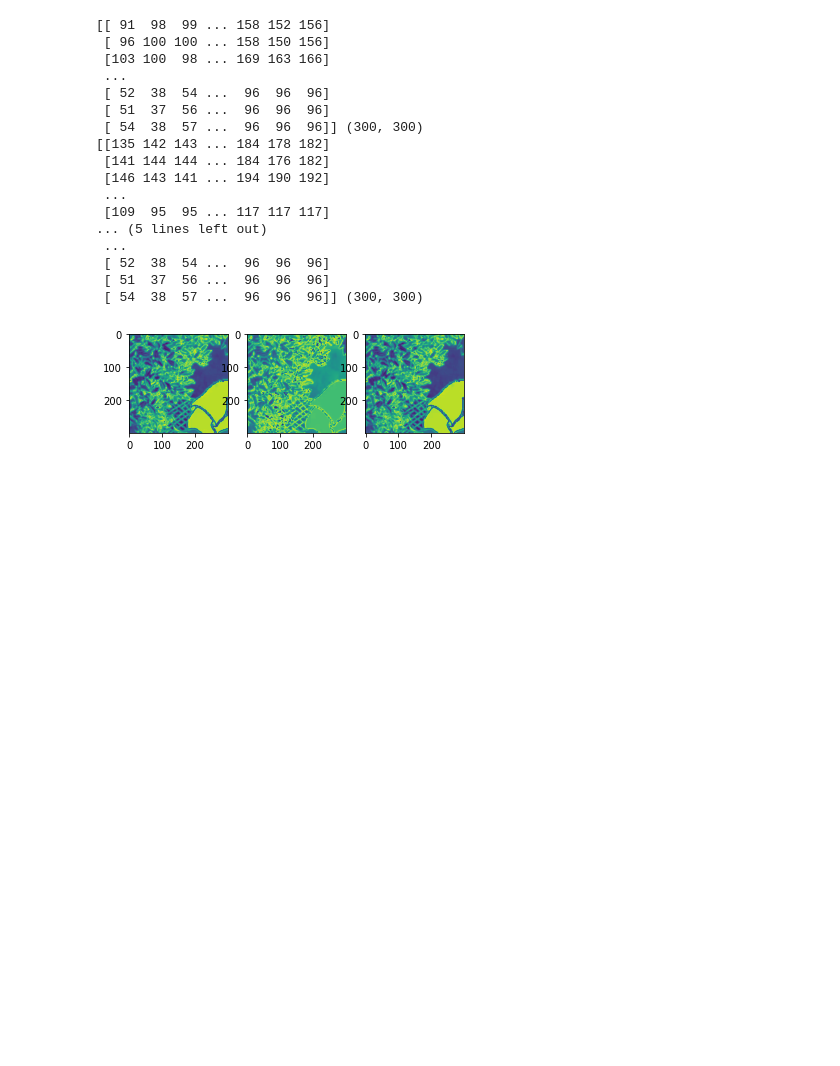
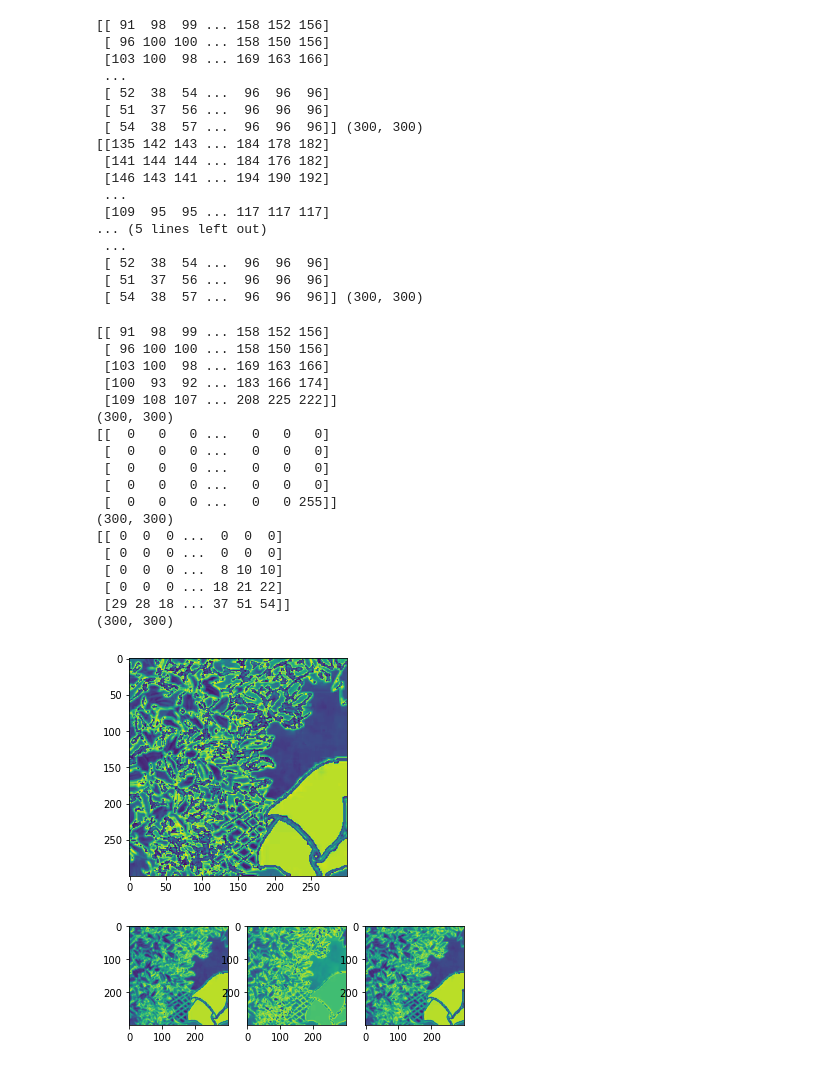
Before and after one commit to yoonchaiyoung/CartoonGAN_Project, a Jupyter notebook: CartoonGAN 모델링.ipynb, the cells around one changed output. Saved outputs shown, nothing was run; the diff lists cells and outputs as text; code cells hidden in the pictures; blank space fills up the shorter version.

Commit message:
edge smoothing 오류 해결완료

```diff
--- a/CartoonGAN 모델링.ipynb
+++ b/CartoonGAN 모델링.ipynb
@@ -349,6 +353,36 @@ print(b_smooth, b_smooth.shape)
  [ 52  38  54 ...  96  96  96]
  [ 51  37  56 ...  96  96  96]
  [ 54  38  57 ...  96  96  96]] (300, 300)
+# %%
+print(r_smooth[:5])
+print(r_smooth.shape)
+print(edges_left[:5])
+print(edges_left.shape)
+print(edges_left_after_gaussian[:5])
+print(edges_left_after_gaussian.shape)
+
+plt.imshow(r_smooth - edges_left + edges_left_after_gaussian)
+plt.show()
+# %% [output]
+[[ 91  98  99 ... 158 152 156]
+ [ 96 100 100 ... 158 150 156]
+ [103 100  98 ... 169 163 166]
+ [100  93  92 ... 183 166 174]
+ [109 108 107 ... 208 225 222]]
+(300, 300)
+[[  0   0   0 ...   0   0   0]
+ [  0   0   0 ...   0   0   0]
+ [  0   0   0 ...   0   0   0]
+ [  0   0   0 ...   0   0   0]
+ [  0   0   0 ...   0   0 255]]
+(300, 300)
+[[ 0  0  0 ...  0  0  0]
+ [ 0  0  0 ...  0  0  0]
+ [ 0  0  0 ...  8 10 10]
+ [ 0  0  0 ... 18 21 22]
+ [29 28 18 ... 37 51 54]]
+(300, 300)
+[figure, added]
 # %%
 # 엣지 smoothing된 R, G, B 채널 이미지 확인
 plt.subplot(1, 3, 1)
```
Also changed, not shown: parts of 21 cells of this notebook.
